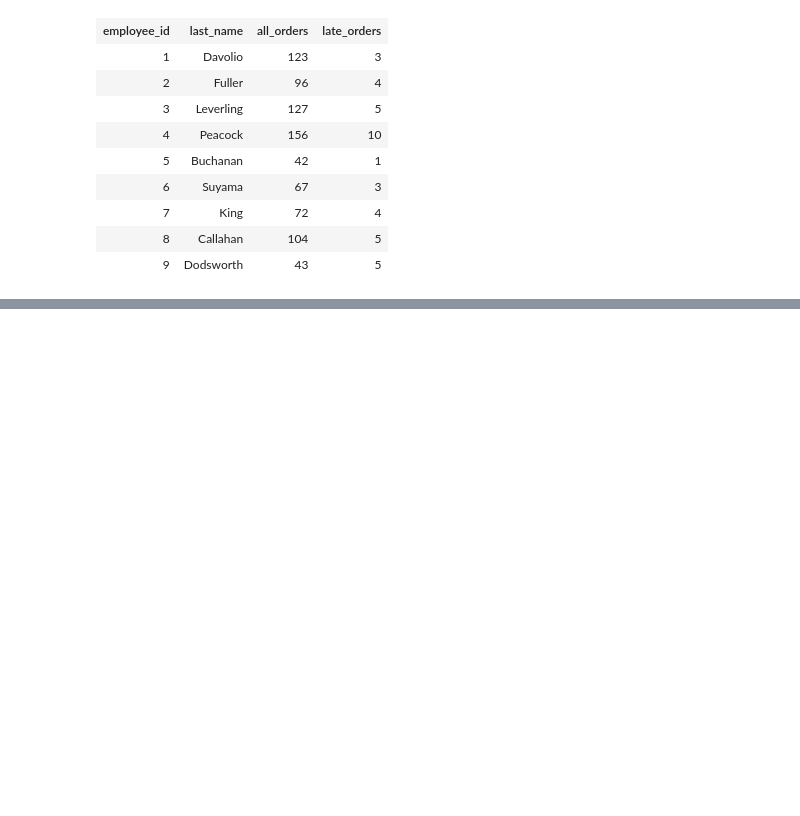
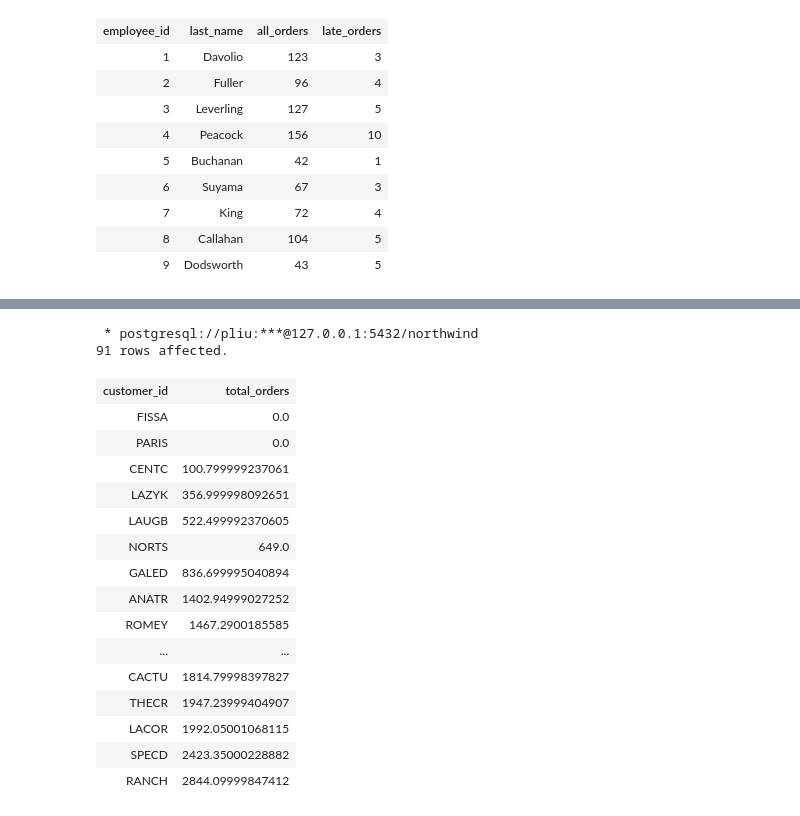
Before and after one commit to pengfei99/LearningSQL, a Jupyter notebook: SQL_practice_problems/notebook/4.Hard_questions.ipynb, the cells around one changed output, grey strips where cells are left out. Cells and saved outputs as stored; diff of their text form; code cells hidden in the pictures; blank space fills up the shorter version.

```diff
--- a/SQL_practice_problems/notebook/4.Hard_questions.ipynb
+++ b/SQL_practice_problems/notebook/4.Hard_questions.ipynb
@@ -731,0 +894,35 @@ Your result rows should look like:
+# %%
+%%sql
+
+select c.customer_id,
+(case
+    when (sum(od.unit_price*od.quantity) is null) then 0
+    else sum(od.unit_price*od.quantity)
+ end
+) as total_spents
+from customers c
+left join orders o
+on o.customer_id=c.customer_id
+left join order_details od
+on o.order_id=od.order_id
+group by c.customer_id
+order by total_orders;
+# %% [output]
+ * postgresql://pliu:***@127.0.0.1:5432/northwind
+91 rows affected.
+| customer_id | total_orders |
+| FISSA | 0.0 |
+| PARIS | 0.0 |
+| CENTC | 100.799999237061 |
+| LAZYK | 356.999998092651 |
+| LAUGB | 522.499992370605 |
+| NORTS | 649.0 |
+| GALED | 836.699995040894 |
+| ANATR | 1402.94999027252 |
+| ROMEY | 1467.2900185585 |
+| ... | ... |
+| CACTU | 1814.79998397827 |
+| THECR | 1947.23999404907 |
+| LACOR | 1992.05001068115 |
+| SPECD | 2423.35000228882 |
+| RANCH | 2844.09999847412 |
```
Also changed, not shown: parts of 7 cells of this notebook.
